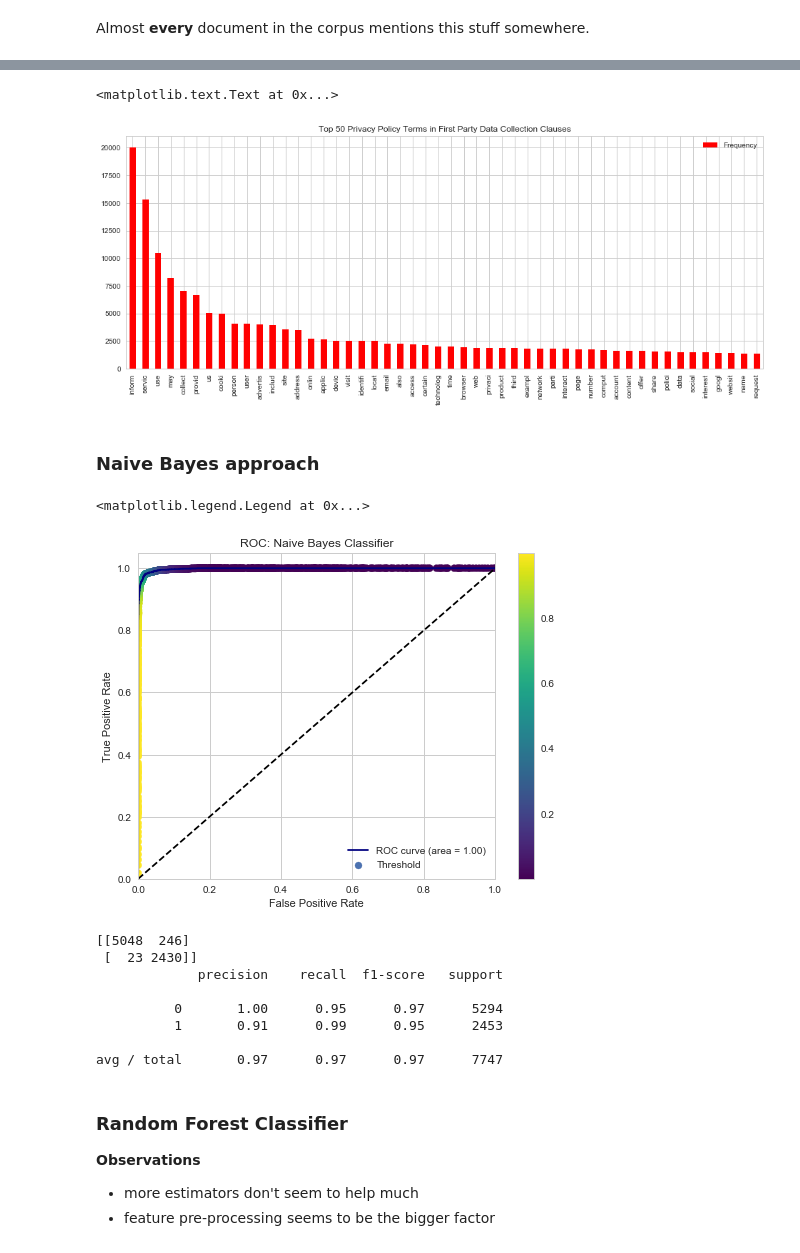
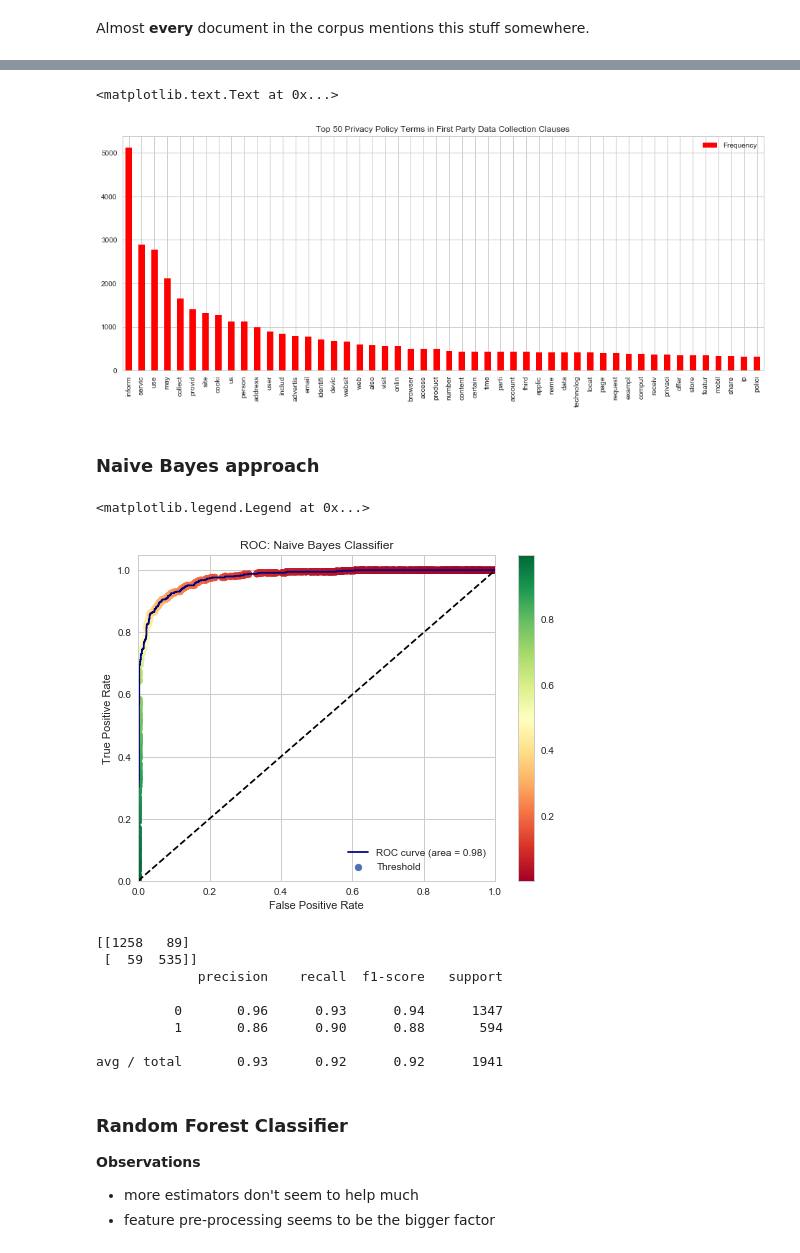
Before and after one commit to pmayostendorp/beforeiaccept, a Jupyter notebook: scripts/First Party Collection Model Development.ipynb, the cells around one changed output, grey strips where cells are left out. Drawn from its saved outputs; the diff is of its cells as text; code cells hidden in the pictures.

Commit message:
Retraining of the first party collection/use model with duplicate training data removed.

```diff
--- a/scripts/First Party Collection Model Development.ipynb
+++ b/scripts/First Party Collection Model Development.ipynb
@@ -163,7 +169,7 @@ use person inform may use person inform
 # %%
 from nltk.probability import FreqDist
 # %%
-first_party_collection_segments = segments.merge(targets_segments,on=['Policy UID','segment_id'])
+first_party_collection_segments = segments.merge(targets_segments,on=['Policy UID','segment_id']).drop_duplicates()
 words = ' '.join(list(first_party_collection_segments[first_party_collection_segments['first_party_collection_use']==1]['segments'])).split()
 # %%
 f = FreqDist(words)
@@ -180,7 +186,7 @@ plt.title('Top %s Privacy Policy Terms in First Party Data Collection Clauses' %
 plt.xlabel('')
 # %% [output]
 <matplotlib.text.Text at 0x...>
-[figure, old version]
+[figure, new version]
 # %%
 #Split data using 30%/70% split, random seed is my birthday
 segments_train, segments_test, targets_train, targets_test = train_test_split(first_party_collection_segments['segments'],
@@ -209,22 +215,22 @@ roc_auc = auc(fpr,tpr)
 # %%
 #Plotting out the ROC curve
 import matplotlib.pyplot as plt
 %matplotlib inline
 
 plt.figure(figsize=(8,6))
 plt.plot(fpr, tpr, color='navy', label='ROC curve (area = %0.2f)' % roc_auc)
-plt.scatter(fpr, tpr, c=thresholds, cmap='viridis', label='Threshold')
+plt.scatter(fpr, tpr, c=thresholds, cmap='RdYlGn', label='Threshold')
 plt.colorbar()
 plt.plot([0, 1], [0, 1], color='black', linestyle='--')
 plt.xlim([0.0, 1.0])
 plt.ylim([0.0, 1.05])
 plt.xlabel('False Positive Rate')
 plt.ylabel('True Positive Rate')
 plt.title('ROC: Naive Bayes Classifier')
 plt.legend(loc="lower right")
 # %% [output]
 <matplotlib.legend.Legend at 0x...>
-[figure, old version]
+[figure, new version]
 # %%
 best = 0.5
 first_party_collection_NB_final = Pipeline([
@@ -239,14 +245,14 @@ preds = first_party_collection_NB_final.predict(segments_test)
 print(confusion_matrix(targets_test,preds))
 print(classification_report(targets_test,preds))
 # %% [output]
-[[5048  246]
- [  23 2430]]
+[[1258   89]
+ [  59  535]]
              precision    recall  f1-score   support
 
-          0       1.00      0.95      0.97      5294
-          1       0.91      0.99      0.95      2453
+          0       0.96      0.93      0.94      1347
+          1       0.86      0.90      0.88       594
 
-avg / total       0.97      0.97      0.97      7747
+avg / total       0.93      0.92      0.92      1941
 # %%
 #Pickle it out
 import pickle
```
Also changed, not shown: parts of 6 cells of this notebook, 1 other file.
